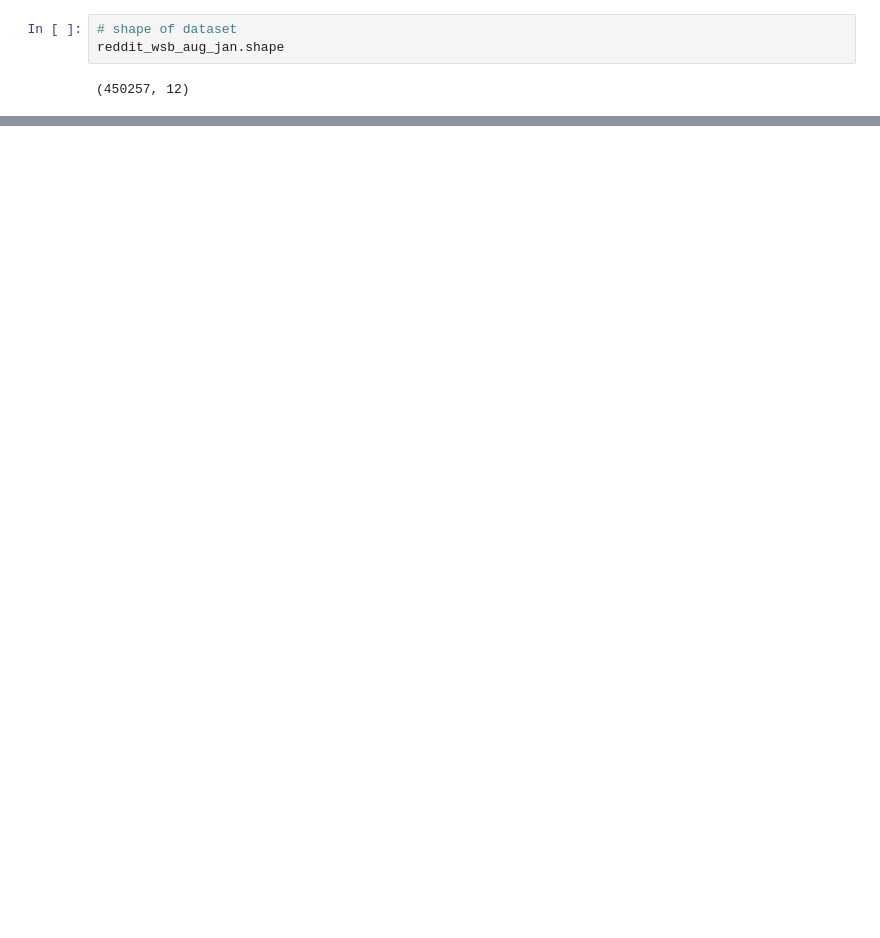
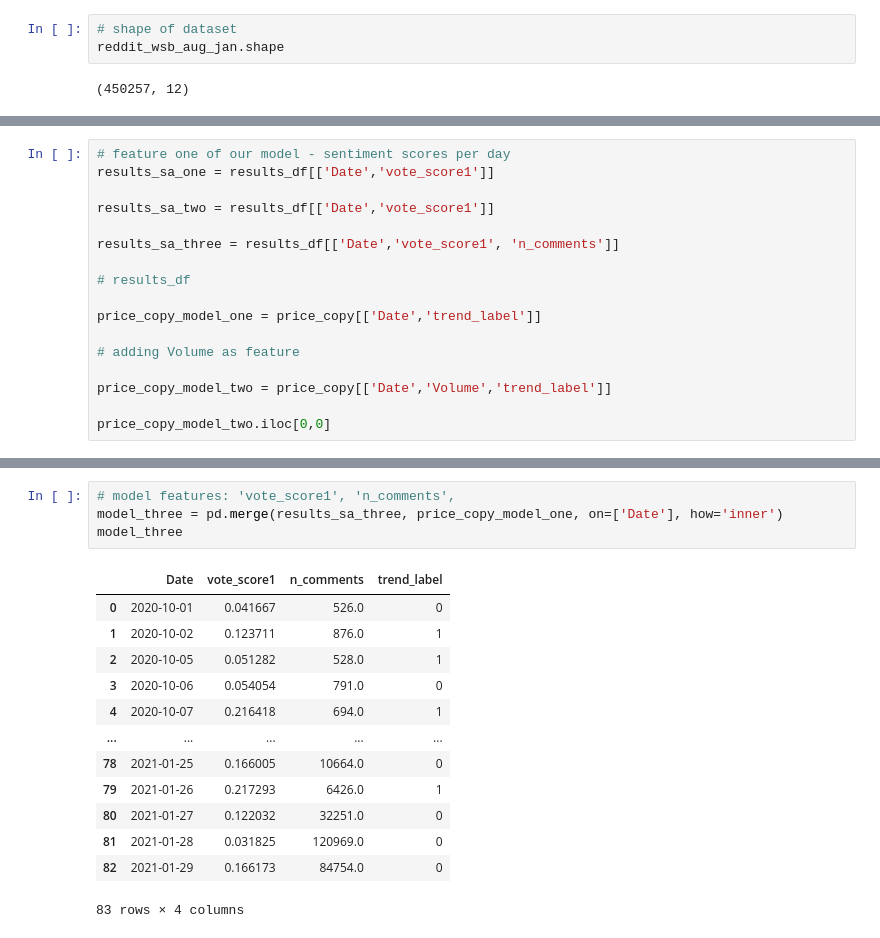
Before and after one commit to lucisaldanha/GME_project, a Jupyter notebook: report.ipynb, the cells around one changed output, grey strips where cells are left out. Drawn from its saved outputs; the diff is of its cells as text; blank space fills up the shorter version.

```diff
--- a/report.ipynb
+++ b/report.ipynb
@@ -627,0 +549,17 @@ model_two_merged
+# %%
+# feature one of our model - sentiment scores per day
+results_sa_one = results_df[['Date','vote_score1']]
+
+results_sa_two = results_df[['Date','vote_score1']]
+
+results_sa_three = results_df[['Date','vote_score1', 'n_comments']]
+
+# results_df
+
+price_copy_model_one = price_copy[['Date','trend_label']]
+
+# adding Volume as feature
+
+price_copy_model_two = price_copy[['Date','Volume','trend_label']]
+
+price_copy_model_two.iloc[0,0]
@@ -627,0 +631,18 @@ model_two_merged
+# %%
+# model features: 'vote_score1', 'n_comments',
+model_three = pd.merge(results_sa_three, price_copy_model_one, on=['Date'], how='inner')
+model_three
+# %% [output]
+|  | Date | vote_score1 | n_comments | trend_label |
+| 0 | 2020-10-01 | 0.041667 | 526.0 | 0 |
+| 1 | 2020-10-02 | 0.123711 | 876.0 | 1 |
+| 2 | 2020-10-05 | 0.051282 | 528.0 | 1 |
+| 3 | 2020-10-06 | 0.054054 | 791.0 | 0 |
+| 4 | 2020-10-07 | 0.216418 | 694.0 | 1 |
+| ... | ... | ... | ... | ... |
+| 78 | 2021-01-25 | 0.166005 | 10664.0 | 0 |
+| 79 | 2021-01-26 | 0.217293 | 6426.0 | 1 |
+| 80 | 2021-01-27 | 0.122032 | 32251.0 | 0 |
+| 81 | 2021-01-28 | 0.031825 | 120969.0 | 0 |
+| 82 | 2021-01-29 | 0.166173 | 84754.0 | 0 |
+83 rows × 4 columns
```
Also changed, not shown: parts of 56 cells of this notebook, 2 other files.
